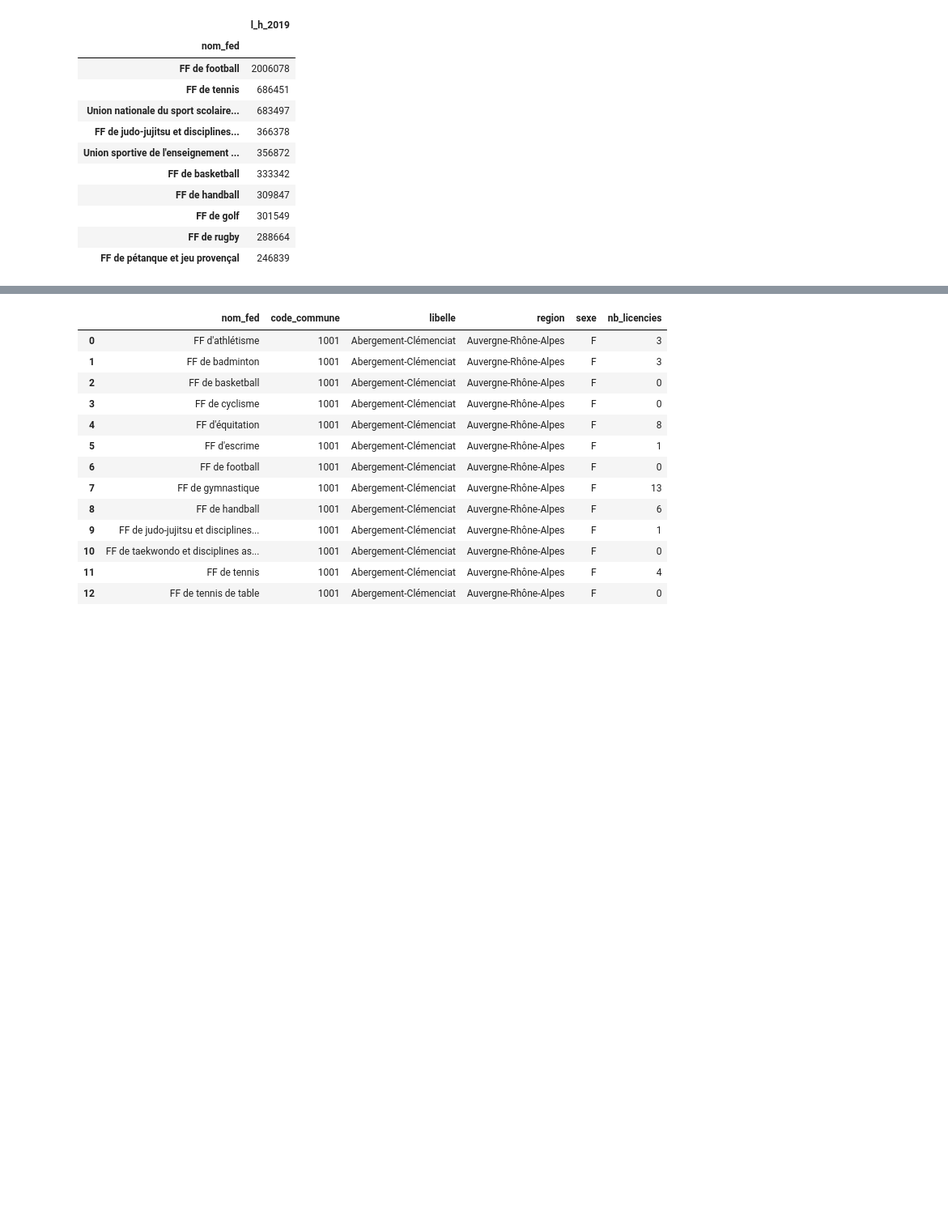
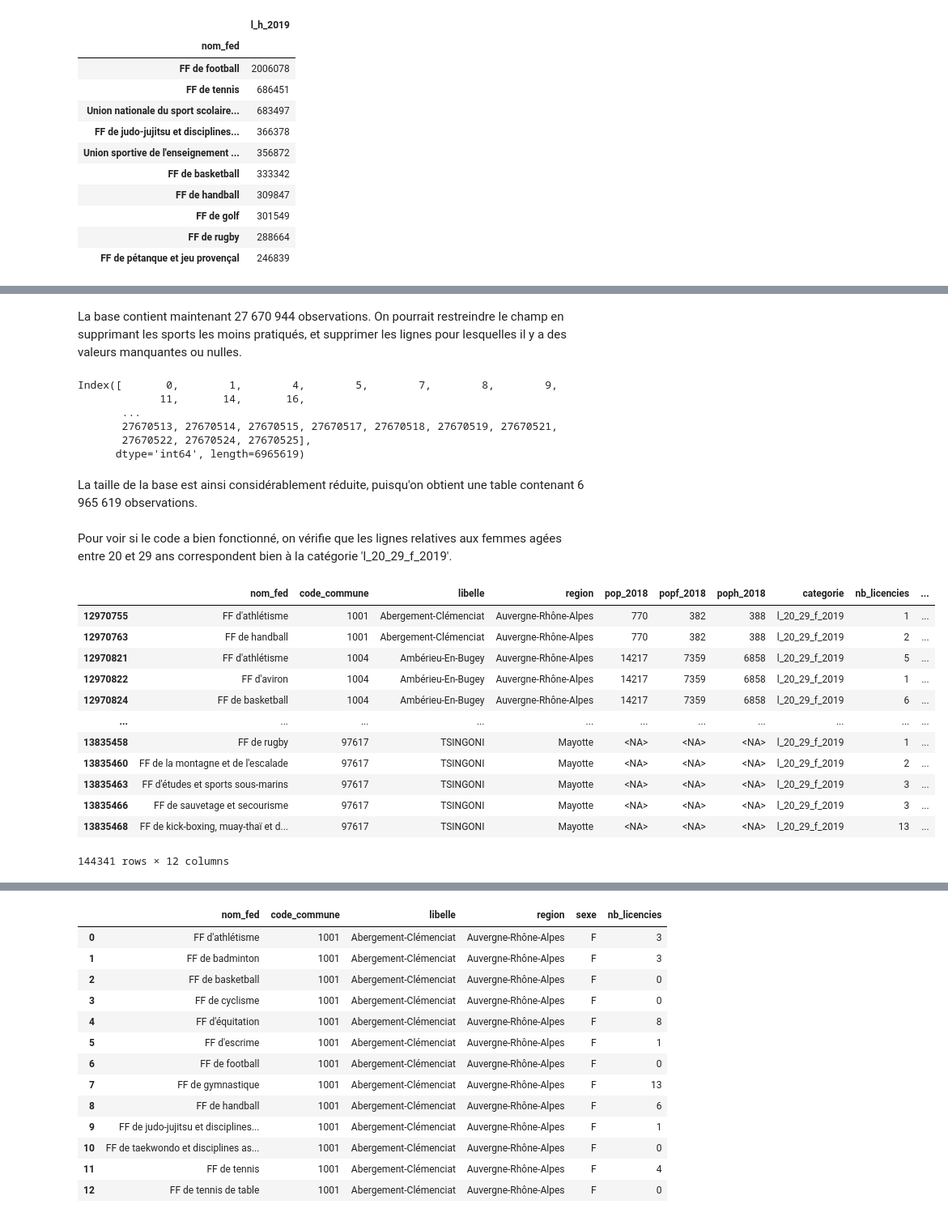
Before and after one commit to paulrsnn/projet-python, a Jupyter notebook: 1-analyse_base_licencies-NB.ipynb, the cells around one changed output, grey strips where cells are left out. Shown: that part at 81% size. Saved outputs shown, nothing was run; the diff lists cells and outputs as text; code cells hidden in the pictures; blank space fills up the shorter version.

Commit message:
modification de la base lic_comm, avec ajout de nouvelles variables sexe, tranche d'âge et qpv(pas forcement necessaire celle-là) => réduction du nb de colonnes et hausse du nb de lignes

```diff
--- a/1-analyse_base_licencies-NB.ipynb
+++ b/1-analyse_base_licencies-NB.ipynb
@@ -46,0 +81,3 @@ Index(['code_commune', 'libelle', 'region', 'fed_2019', 'nom_fed', 'l_2019',
+# %%
+lic_comm = lic_comm.convert_dtypes()
+lic_comm.dtypes
@@ -139,0 +262,9 @@ On commence par créer un data frame à partir des colonnes 'nom_fed', 'code_com
+# %%
+lic_comm = lic_comm.melt(id_vars=['nom_fed', 'code_commune', 'libelle', 'region', 'pop_2018', 'popf_2018', 'poph_2018'], value_vars=['l_f_2019', 'l_h_2019', 'l_0_4_2019', 'l_5_9_2019', 'l_10_14_2019', 'l_15_19_2019',
+       'l_20_29_2019', 'l_30_44_2019', 'l_45_59_2019', 'l_60_74_2019',
+       'l_75_2019', 'l_0_4_f_2019', 'l_5_9_f_2019',
+       'l_10_14_f_2019', 'l_15_19_f_2019', 'l_20_29_f_2019', 'l_30_44_f_2019',
+       'l_45_59_f_2019', 'l_60_74_f_2019', 'l_75_f_2019',
+       'l_0_4_h_2019', 'l_5_9_h_2019', 'l_10_14_h_2019', 'l_15_19_h_2019',
+       'l_20_29_h_2019', 'l_30_44_h_2019', 'l_45_59_h_2019', 'l_60_74_h_2019',
+       'l_75_h_2019', 'l_qp_2019', 'l_qp_f_2019', 'l_qp_h_2019'], var_name = 'categorie', value_name = 'nb_licencies')
@@ -139,0 +282,24 @@ On commence par créer un data frame à partir des colonnes 'nom_fed', 'code_com
+# %%
+lic_comm['tranche_age'] = 'Ensemble' #Valeur par defaut, pour qu'elle soit bien condiérée comme une variale de type caractère
+lic_comm['sexe'] = "Ensemble" #Pareil
+lic_comm['qpv'] = 'False' #Qpv : nb de licencies vivant dans un qartier prioritaire des politiques de la ville
+
+
+#Ajout variable 'tranche_age' : au total 9 catégories d'âge
+lic_comm['tranche_age'] = np.where(lic_comm['categorie'].str.contains("0_4"), "0-4", lic_comm['tranche_age'])
+lic_comm['tranche_age'] = np.where(lic_comm['categorie'].str.contains("5_9"), "5-9", lic_comm['tranche_age'])
+lic_comm['tranche_age'] = np.where(lic_comm['categorie'].str.contains("10_14"), "10-14", lic_comm['tranche_age'])
+lic_comm['tranche_age'] = np.where(lic_comm['categorie'].str.contains("15_19"), "15-19", lic_comm['tranche_age'])
+lic_comm['tranche_age'] = np.where(lic_comm['categorie'].str.contains("20_29"), "20-29", lic_comm['tranche_age'])
+lic_comm['tranche_age'] = np.where(lic_comm['categorie'].str.contains("30_44"), "30-44", lic_comm['tranche_age'])
+lic_comm['tranche_age'] = np.where(lic_comm['categorie'].str.contains("45_59"), "45-59", lic_comm['tranche_age'])
+lic_comm['tranche_age'] = np.where(lic_comm['categorie'].str.contains("60_74"), "60-74", lic_comm['tranche_age'])
+lic_comm['tranche_age'] = np.where(lic_comm['categorie'].str.contains("75"), "75", lic_comm['tranche_age'])
+
+#Ajout variable sexe :
+lic_comm['sexe'] = np.where(lic_comm['categorie'].str.contains("f"), "F", lic_comm['sexe'])
+lic_comm['sexe'] = np.where(lic_comm['categorie'].str.contains("h"), "H", lic_comm['sexe'])
+
+#Ajout variable qpv :
+
+lic_comm['qpv'] = np.where(lic_comm['categorie'].str.contains("qp"), "True", lic_comm['qpv']) #Nombre de licenciés vivant dans un qpv si qpv  = True
@@ -139,0 +324,34 @@ On commence par créer un data frame à partir des colonnes 'nom_fed', 'code_com
+# %% [markdown]
+La base contient maintenant 27 670 944 observations. On pourrait restreindre le champ en supprimant les sports les moins pratiqués, et supprimer les lignes pour lesquelles il y a des valeurs manquantes ou nulles.
+# %%
+lic_comm = lic_comm[~lic_comm['nb_licencies'].isna()] #Suppresion des valeurs manquantes
+lic_comm = lic_comm[(lic_comm['nb_licencies'] != 0)] #Suppression des fédérationsxcommunexcategorie pour lesquelles il n'y a aucun licencié
+lic_comm.index
+# %% [output]
+Index([       0,        1,        4,        5,        7,        8,        9,
+             11,       14,       16,
+       ...
+       27670513, 27670514, 27670515, 27670517, 27670518, 27670519, 27670521,
+       27670522, 27670524, 27670525],
+      dtype='int64', length=6965619)
+# %% [markdown]
+La taille de la base est ainsi considérablement réduite, puisqu'on obtient une table contenant 6 965 619 observations.
+# %% [markdown]
+Pour voir si le code a bien fonctionné, on vérifie que les lignes relatives aux femmes agées entre 20 et 29 ans correspondent bien à la catégorie 'l_20_29_f_2019'.
+# %%
+
+lic_comm[(lic_comm['sexe'] == 'F') & (lic_comm['tranche_age'] == '20-29')]
+# %% [output]
+|  | nom_fed | code_commune | libelle | region | pop_2018 | popf_2018 | poph_2018 | categorie | nb_licencies | ... |
+| 12970755 | FF d'athlétisme | 1001 | Abergement-Clémenciat | Auvergne-Rhône-Alpes | 770 | 382 | 388 | l_20_29_f_2019 | 1 | ... |
+| 12970763 | FF de handball | 1001 | Abergement-Clémenciat | Auvergne-Rhône-Alpes | 770 | 382 | 388 | l_20_29_f_2019 | 2 | ... |
+| 12970821 | FF d'athlétisme | 1004 | Ambérieu-En-Bugey | Auvergne-Rhône-Alpes | 14217 | 7359 | 6858 | l_20_29_f_2019 | 5 | ... |
+| 12970822 | FF d'aviron | 1004 | Ambérieu-En-Bugey | Auvergne-Rhône-Alpes | 14217 | 7359 | 6858 | l_20_29_f_2019 | 1 | ... |
+| 12970824 | FF de basketball | 1004 | Ambérieu-En-Bugey | Auvergne-Rhône-Alpes | 14217 | 7359 | 6858 | l_20_29_f_2019 | 6 | ... |
+| ... | ... | ... | ... | ... | ... | ... | ... | ... | ... | ... |
+| 13835458 | FF de rugby | 97617 | TSINGONI | Mayotte | <NA> | <NA> | <NA> | l_20_29_f_2019 | 1 | ... |
+| 13835460 | FF de la montagne et de l'escalade | 97617 | TSINGONI | Mayotte | <NA> | <NA> | <NA> | l_20_29_f_2019 | 2 | ... |
+| 13835463 | FF d'études et sports sous-marins | 97617 | TSINGONI | Mayotte | <NA> | <NA> | <NA> | l_20_29_f_2019 | 3 | ... |
+| 13835466 | FF de sauvetage et secourisme | 97617 | TSINGONI | Mayotte | <NA> | <NA> | <NA> | l_20_29_f_2019 | 3 | ... |
+| 13835468 | FF de kick-boxing, muay-thaï et d... | 97617 | TSINGONI | Mayotte | <NA> | <NA> | <NA> | l_20_29_f_2019 | 13 | ... |
+144341 rows × 12 columns
```
Also changed, not shown: parts of 22 cells of this notebook.
